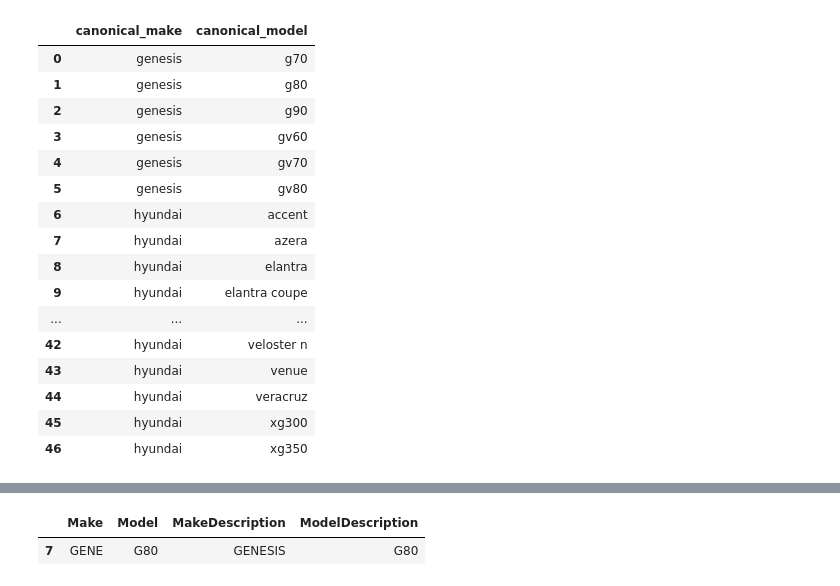
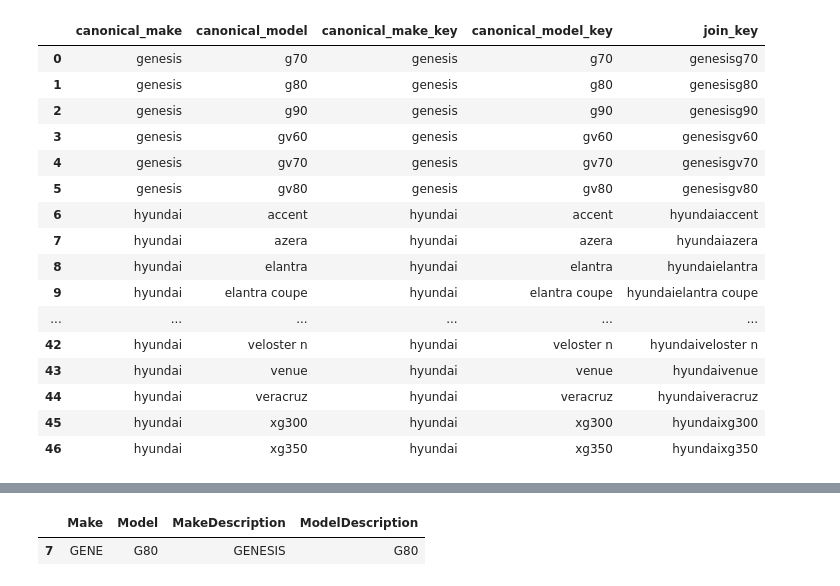
Before and after one commit to RaphaelTeo/Telepathy-Q1, a Jupyter notebook: main.ipynb, the cells around one changed output, grey strips where cells are left out. Saved outputs shown, nothing was run; the diff lists cells and outputs as text; code cells hidden in the pictures.

```diff
--- a/main.ipynb
+++ b/main.ipynb
@@ -61,21 +9,26 @@ df_m2
-# %%
-df_renamed = df_canon.rename({'make':'canonical_make', ' model':'canonical_model'}, axis=1)
-df_renamed
-# %% [output]
-|  | canonical_make | canonical_model |
-| 0 | genesis | g70 |
-| 1 | genesis | g80 |
-| 2 | genesis | g90 |
-| 3 | genesis | gv60 |
-| 4 | genesis | gv70 |
-| 5 | genesis | gv80 |
-| 6 | hyundai | accent |
-| 7 | hyundai | azera |
-| 8 | hyundai | elantra |
-| 9 | hyundai | elantra coupe |
-| ... | ... | ... |
-| 42 | hyundai | veloster n |
-| 43 | hyundai | venue |
-| 44 | hyundai | veracruz |
-| 45 | hyundai | xg300 |
-| 46 | hyundai | xg350 |
+# %%
+# Data cleaning and to create keys for canonical models
+df_canon_renamed = df_canon.rename({'make':'canonical_make', ' model':'canonical_model'}, axis=1)
+df_canon_keyed = df_canon_renamed.copy()
+df_canon_keyed['canonical_make_key'] = df_canon_keyed['canonical_make'].apply(lambda x: x.lower().strip())
+df_canon_keyed['canonical_model_key'] = df_canon_keyed['canonical_model'].apply(lambda x: x.lower().strip())
+df_canon_keyed['join_key'] = df_canon_keyed['canonical_make_key'] + df_canon_keyed['canonical_model_key']
+df_canon_keyed
+# %% [output]
+|  | canonical_make | canonical_model | canonical_make_key | canonical_model_key | join_key |
+| 0 | genesis | g70 | genesis | g70 | genesisg70 |
+| 1 | genesis | g80 | genesis | g80 | genesisg80 |
+| 2 | genesis | g90 | genesis | g90 | genesisg90 |
+| 3 | genesis | gv60 | genesis | gv60 | genesisgv60 |
+| 4 | genesis | gv70 | genesis | gv70 | genesisgv70 |
+| 5 | genesis | gv80 | genesis | gv80 | genesisgv80 |
+| 6 | hyundai | accent | hyundai | accent | hyundaiaccent |
+| 7 | hyundai | azera | hyundai | azera | hyundaiazera |
+| 8 | hyundai | elantra | hyundai | elantra | hyundaielantra |
+| 9 | hyundai | elantra coupe | hyundai | elantra coupe | hyundaielantra coupe |
+| ... | ... | ... | ... | ... | ... |
+| 42 | hyundai | veloster n | hyundai | veloster n | hyundaiveloster n |
+| 43 | hyundai | venue | hyundai | venue | hyundaivenue |
+| 44 | hyundai | veracruz | hyundai | veracruz | hyundaiveracruz |
+| 45 | hyundai | xg300 | hyundai | xg300 | hyundaixg300 |
+| 46 | hyundai | xg350 | hyundai | xg350 | hyundaixg350 |
```
Also changed, not shown: parts of 10 cells of this notebook.
